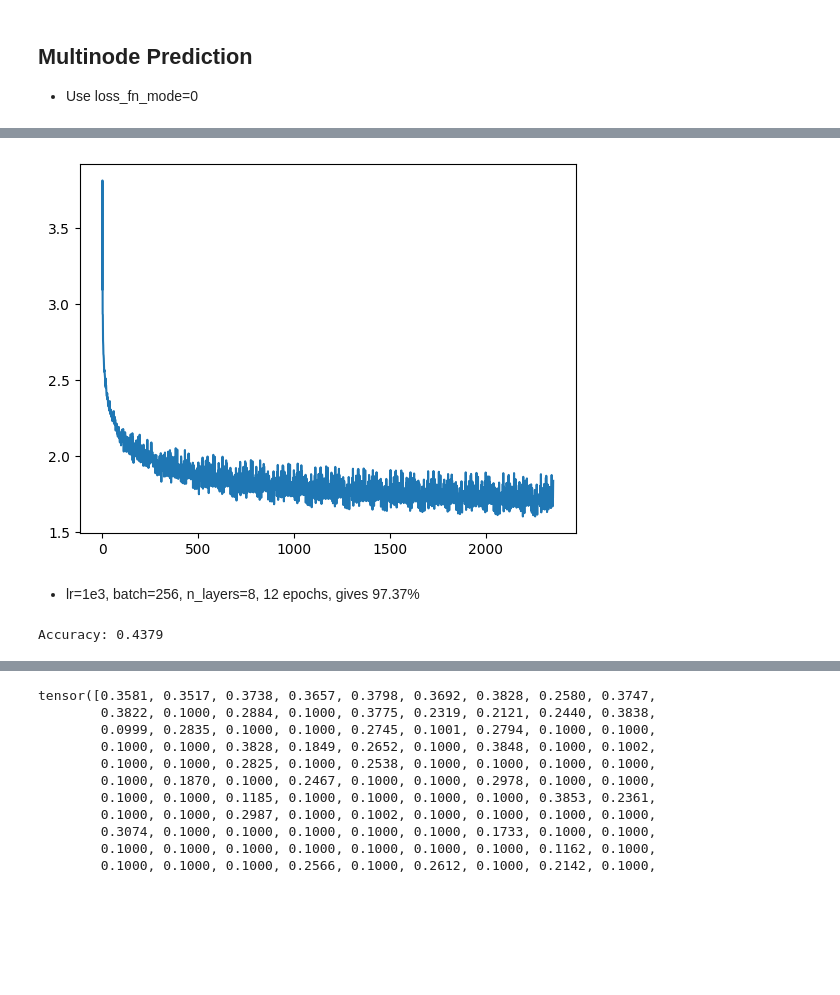
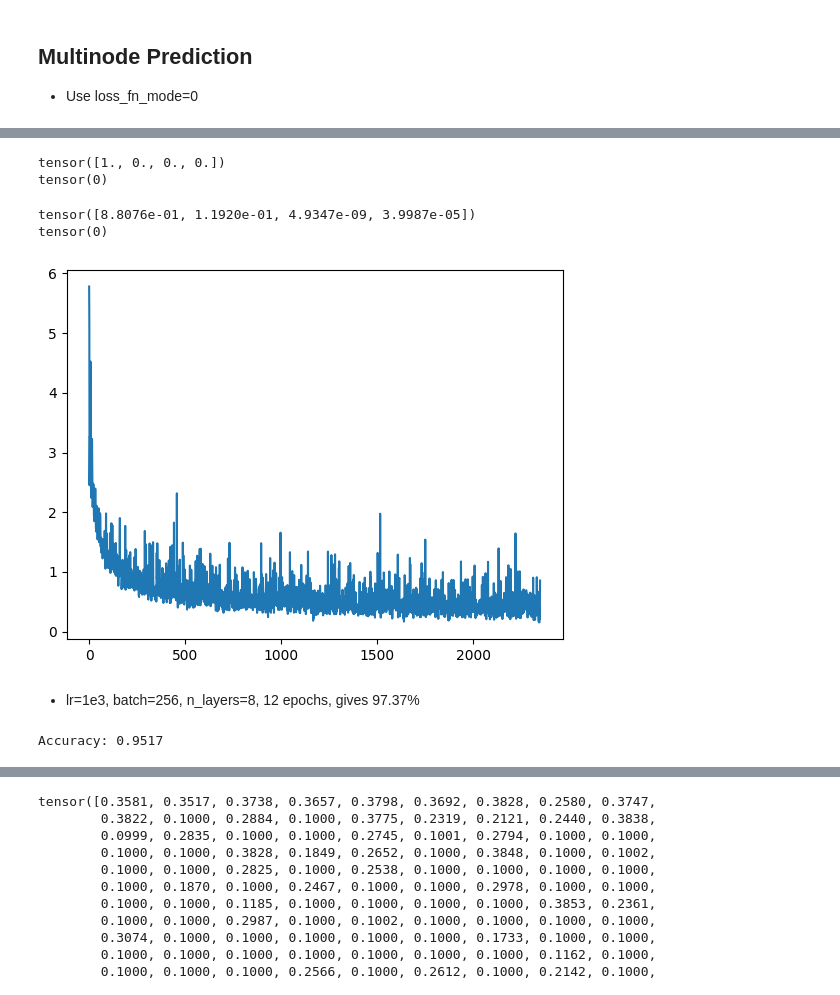
Before and after one commit to Teachable-AI-Lab/cobweb-nn, a Jupyter notebook: cobwebNN-disc.ipynb, the cells around one changed output, grey strips where cells are left out. Saved outputs shown, nothing was run; the diff lists cells and outputs as text; code cells hidden in the pictures; blank space fills up the shorter version.

```diff
--- a/cobwebNN-disc.ipynb
+++ b/cobwebNN-disc.ipynb
@@ -125,0 +208,11 @@ tensor([[[[0.1098, 0.1765, 0.1569,  ..., 0.1686, 0.2275, 0.1843],
+# %%
+x = [[1,2,3,4],
+     [5,6,7,8]] # shape: (B, C)
+y = [[9,10,11,12],
+     [13,14,15,16]]
+x = torch.tensor(x)
+y = torch.tensor(y)
+z = torch.stack([x, y], dim=2).view(2, -1)
+# z = torch.cat([x, y], dim=1)
+print(z)
+z.unsqueeze(2).expand(-1, -1, 2).reshape(2, -1)
@@ -232,18 +400,50 @@ class CobwebNNTree(nn.Module):
+# %%
+x = [0.5, 0.48, 0.31, 0.4]
+# y = [0.0, 1.0, 0.0, 0.0]
+x = torch.tensor(x)
+# y = torch.tensor(y)
+# z = x + y
+pred = gumbel_softmax(x, tau=0.1, hard=True, dim=0)
+print(pred)
+print(torch.argmax(pred))
+# %% [output]
+tensor([1., 0., 0., 0.])
+tensor(0)
+# %%
+y = F.softmax(x / 0.01, dim=0)
+print(y)
+print(torch.argmax(y))
+# %% [output]
+tensor([8.8076e-01, 1.1920e-01, 4.9347e-09, 3.9987e-05])
+tensor(0)
+# %%
+# only 1 and 0
+hard = [4,5,7,9]
+easy = [0,1,2,3]
+longer = [0,1,2,3,4,5,6,7]
+random_digit = [1, 4, 6, 8]
+all_labels = list(range(10))
+
+split = all_labels
+
+mnist_01_train = untils.filter_by_label(mnist_train, split, rename_labels=True)
+mnist_01_test = untils.filter_by_label(mnist_test, split, rename_labels=True)
 # %%
-n_layers = 8
-model = CobwebNNTree(n_layers=n_layers, branch_factor=2, n_hidden=3*32*32, n_classes=10, loss_fn_mode=1)
+n_layers = 7
+model = CobwebNNTree(n_layers=n_layers, branch_factor=2, n_hidden=28*28, n_classes=10, loss_fn_mode=1,
+                     tau=0.01, alpha=0.3, lambda_=99, reg_decay=False)
 # model = CobwebSparse(n_layers=n_layers, branch_factor=2, n_input=64).to('cuda')
 
-model.to('cuda')
+model.to('mps')
 optimizer = optim.Adam(model.parameters(), lr=1e-3)
 
-untils.train_model(model, cifar10_train, True, optimizer, epochs=12, batch_size=256, show_loss=True,
-                   device='cuda', verbose=False, early_break=False)
+untils.train_model(model, mnist_01_train, True, optimizer, epochs=10, hard=False, batch_size=256, show_loss=True,
+                   device='mps', verbose=False, early_break=False)
 # %% [output]
-[figure, old version]
+[figure, new version]
 # %% [markdown]
 - lr=1e3, batch=256, n_layers=8, 12 epochs, gives 97.37%
 # %%
-untils.test_model(model, cifar10_test, device='cuda', batch_size=256)
+untils.test_model(model, mnist_01_test, device='mps', batch_size=256, hard=True)
 # %% [output]
-Accuracy: 0.4379
+Accuracy: 0.9517
```
Also changed, not shown: parts of 14 cells of this notebook, 8 other files.
